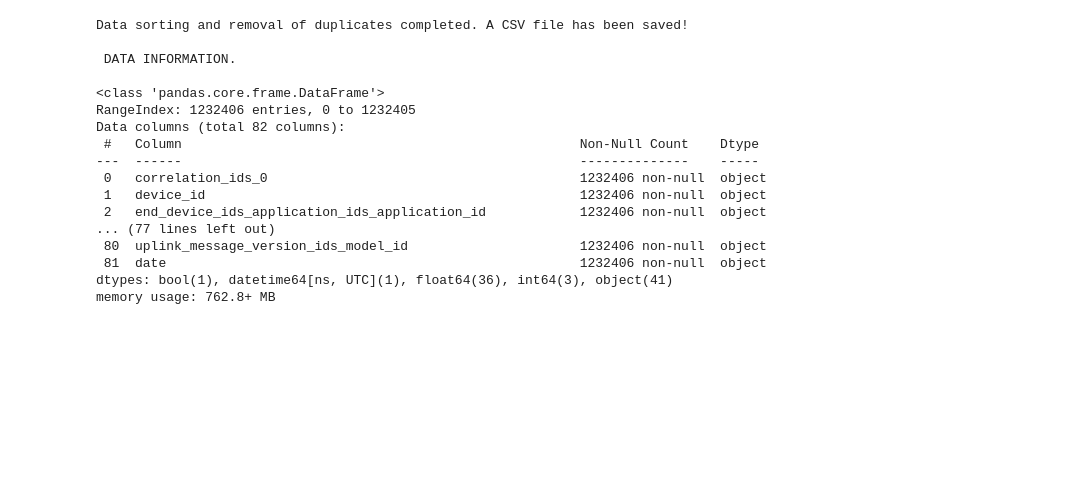
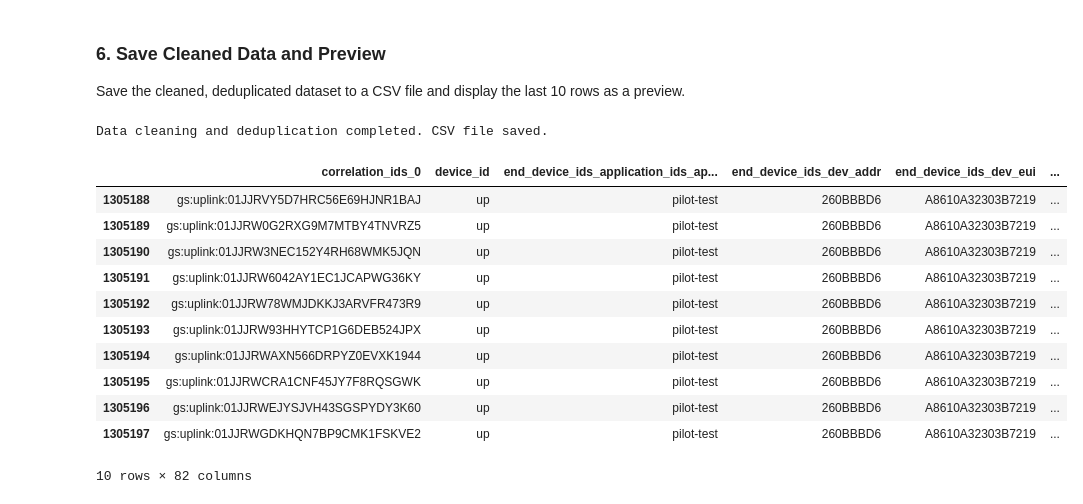
Before and after one commit to nahshonmokua/LoRaWAN-Indoor-Path-Loss-Modelling-with-MultiWall-Environment-Factors, a Jupyter notebook: Data_Sortation.ipynb, the cells around one changed output. Drawn from its saved outputs; the diff is of its cells as text; code cells hidden in the pictures; blank space fills up the shorter version.

```diff
--- a/Data_Sortation.ipynb
+++ b/Data_Sortation.ipynb
@@ -188,0 +79,25 @@ plt.show()
+# %%
+# Define gateway metadata columns
+gateway_cols = [f'uplink_message_rx_metadata_{i}_gateway_ids_gateway_id' for i in range(3)]
+unique_gateways = set()
+
+# Extract unique gateway IDs from available columns
+for col in gateway_cols:
+    if col in df.columns:
+        unique_gateways.update(df[col].dropna().unique())
+
+print("Number of unique gateways:", len(unique_gateways))
+print("Unique gateway IDs:", unique_gateways)
+
+# Count rows per gateway
+gateway_row_counts = {}
+for gw in unique_gateways:
+    mask = pd.Series(False, index=df.index)
+    for col in gateway_cols:
+        if col in df.columns:
+            mask |= (df[col] == gw)
+    gateway_row_counts[gw] = mask.sum()
+
+print("\nRows per gateway:")
+for gw, count in gateway_row_counts.items():
+    print(f"{gw}: {count}")
@@ -237,26 +168,25 @@ Deduplicated shape: (1232406, 82)
+# %% [markdown]
+### 6. Save Cleaned Data and Preview
+
+Save the cleaned, deduplicated dataset to a CSV file and display the last 10 rows as a preview.
 # %%
-# Save the cleaned and aggregated and SORTED data to a CSV file
+# Save the cleaned data to CSV
 df_dedup.to_csv('../all_data_files/combined_measurements_data.csv', index=False)
+print("Data cleaning and deduplication completed. CSV file saved.")
 
-print("Data sorting and removal of duplicates completed. A CSV file has been saved!")
-
-print("\n DATA INFORMATION. \n")
-df_dedup.info()
+# Display the tail of the deduplicated DataFrame
+df_dedup.tail(10)
 # %% [output]
-Data sorting and removal of duplicates completed. A CSV file has been saved!
-
- DATA INFORMATION.
-
-<class 'pandas.core.frame.DataFrame'>
-RangeIndex: 1232406 entries, 0 to 1232405
-Data columns (total 82 columns):
- #   Column                                                   Non-Null Count    Dtype
----  ------                                                   --------------    -----
- 0   correlation_ids_0                                        1232406 non-null  object
- 1   device_id                                                1232406 non-null  object
- 2   end_device_ids_application_ids_application_id            1232406 non-null  object
-... (77 lines left out)
- 80  uplink_message_version_ids_model_id                      1232406 non-null  object
- 81  date                                                     1232406 non-null  object
-dtypes: bool(1), datetime64[ns, UTC](1), float64(36), int64(3), object(41)
-memory usage: 762.8+ MB
+Data cleaning and deduplication completed. CSV file saved.
+|  | correlation_ids_0 | device_id | end_device_ids_application_ids_ap... | end_device_ids_dev_addr | end_device_ids_dev_eui | ... |
+| 1305188 | gs:uplink:01JJRVY5D7HRC56E69HJNR1BAJ | up | pilot-test | 260BBBD6 | A8610A32303B7219 | ... |
+| 1305189 | gs:uplink:01JJRW0G2RXG9M7MTBY4TNVRZ5 | up | pilot-test | 260BBBD6 | A8610A32303B7219 | ... |
+| 1305190 | gs:uplink:01JJRW3NEC152Y4RH68WMK5JQN | up | pilot-test | 260BBBD6 | A8610A32303B7219 | ... |
+| 1305191 | gs:uplink:01JJRW6042AY1EC1JCAPWG36KY | up | pilot-test | 260BBBD6 | A8610A32303B7219 | ... |
+| 1305192 | gs:uplink:01JJRW78WMJDKKJ3ARVFR473R9 | up | pilot-test | 260BBBD6 | A8610A32303B7219 | ... |
+| 1305193 | gs:uplink:01JJRW93HHYTCP1G6DEB524JPX | up | pilot-test | 260BBBD6 | A8610A32303B7219 | ... |
+| 1305194 | gs:uplink:01JJRWAXN566DRPYZ0EVXK1944 | up | pilot-test | 260BBBD6 | A8610A32303B7219 | ... |
+| 1305195 | gs:uplink:01JJRWCRA1CNF45JY7F8RQSGWK | up | pilot-test | 260BBBD6 | A8610A32303B7219 | ... |
+| 1305196 | gs:uplink:01JJRWEJYSJVH43SGSPYDY3K60 | up | pilot-test | 260BBBD6 | A8610A32303B7219 | ... |
+| 1305197 | gs:uplink:01JJRWGDKHQN7BP9CMK1FSKVE2 | up | pilot-test | 260BBBD6 | A8610A32303B7219 | ... |
+10 rows × 82 columns
```
Also changed, not shown: parts of 20 cells of this notebook, 3 other files.
